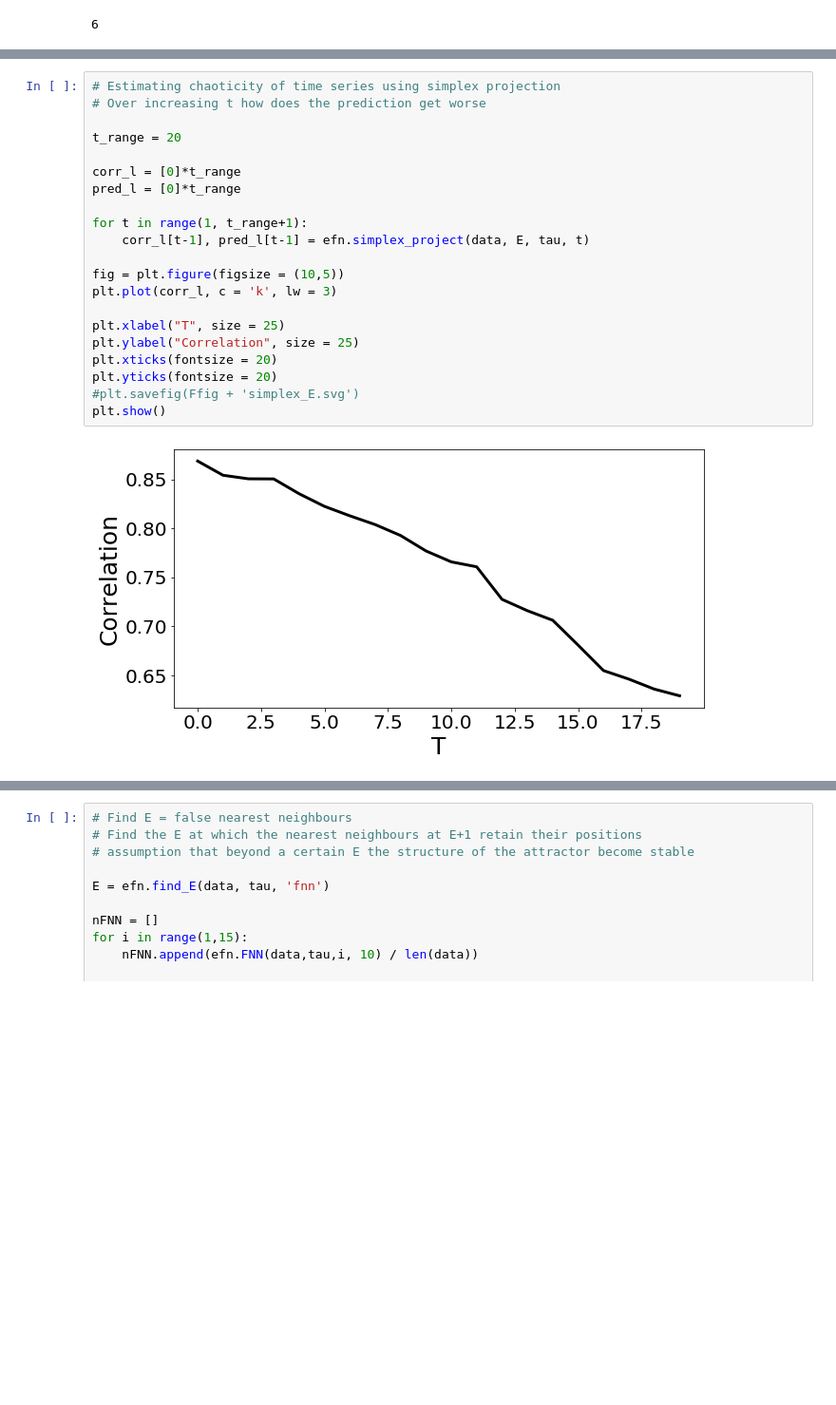
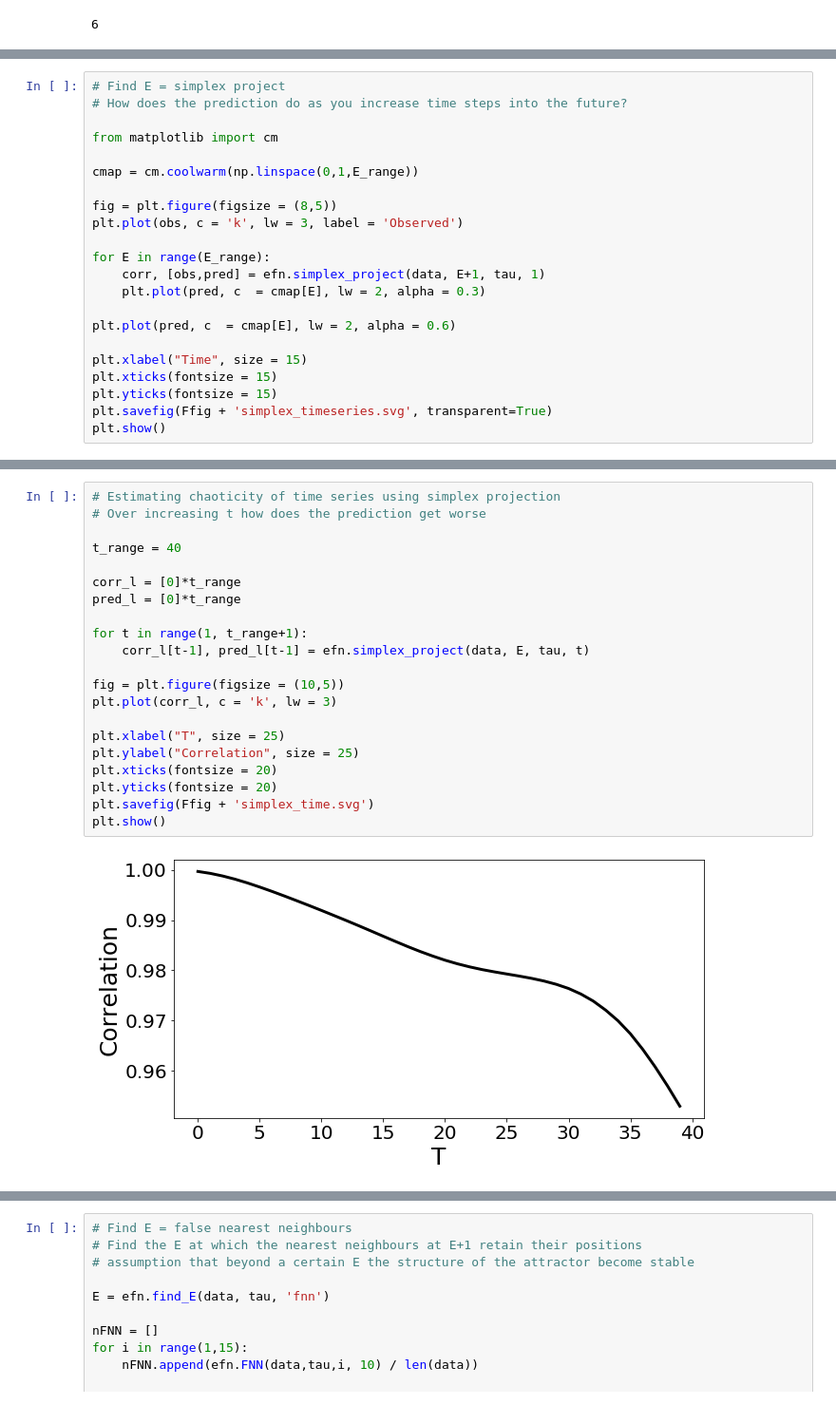
Before and after one commit to dafishcode/empirical_dynamic_modelling, a Jupyter notebook: CCM_run.ipynb, the cells around one changed output, grey strips where cells are left out. Shown at 95% size. Saved outputs shown, nothing was run; the diff lists cells and outputs as text; blank space fills up the shorter version.

```diff
--- a/CCM_run.ipynb
+++ b/CCM_run.ipynb
@@ -291,0 +438,22 @@ Prediction accuracy = 0.868565031816483
+# %%
+# Find E = simplex project
+# How does the prediction do as you increase time steps into the future?
+
+from matplotlib import cm
+
+cmap = cm.coolwarm(np.linspace(0,1,E_range))
+
+fig = plt.figure(figsize = (8,5))
+plt.plot(obs, c = 'k', lw = 3, label = 'Observed')
+
+for E in range(E_range):
+    corr, [obs,pred] = efn.simplex_project(data, E+1, tau, 1)
+    plt.plot(pred, c  = cmap[E], lw = 2, alpha = 0.3)
+
+plt.plot(pred, c  = cmap[E], lw = 2, alpha = 0.6)
+
+plt.xlabel("Time", size = 15)
+plt.xticks(fontsize = 15)
+plt.yticks(fontsize = 15)
+plt.savefig(Ffig + 'simplex_timeseries.svg', transparent=True)
+plt.show()
@@ -292,23 +462,23 @@ Prediction accuracy = 0.868565031816483
 # %%
 # Estimating chaoticity of time series using simplex projection
 # Over increasing t how does the prediction get worse
 
-t_range = 20
+t_range = 40
 
 corr_l = [0]*t_range
 pred_l = [0]*t_range
 
 for t in range(1, t_range+1):
     corr_l[t-1], pred_l[t-1] = efn.simplex_project(data, E, tau, t)
 
 fig = plt.figure(figsize = (10,5))
 plt.plot(corr_l, c = 'k', lw = 3)
 
 plt.xlabel("T", size = 25)
 plt.ylabel("Correlation", size = 25)
 plt.xticks(fontsize = 20)
 plt.yticks(fontsize = 20)
-#plt.savefig(Ffig + 'simplex_E.svg')
+plt.savefig(Ffig + 'simplex_time.svg')
 plt.show()
 # %% [output]
-[figure, old version]
+[figure, new version]
```
Also changed, not shown: parts of 27 cells of this notebook, 13 other files.
